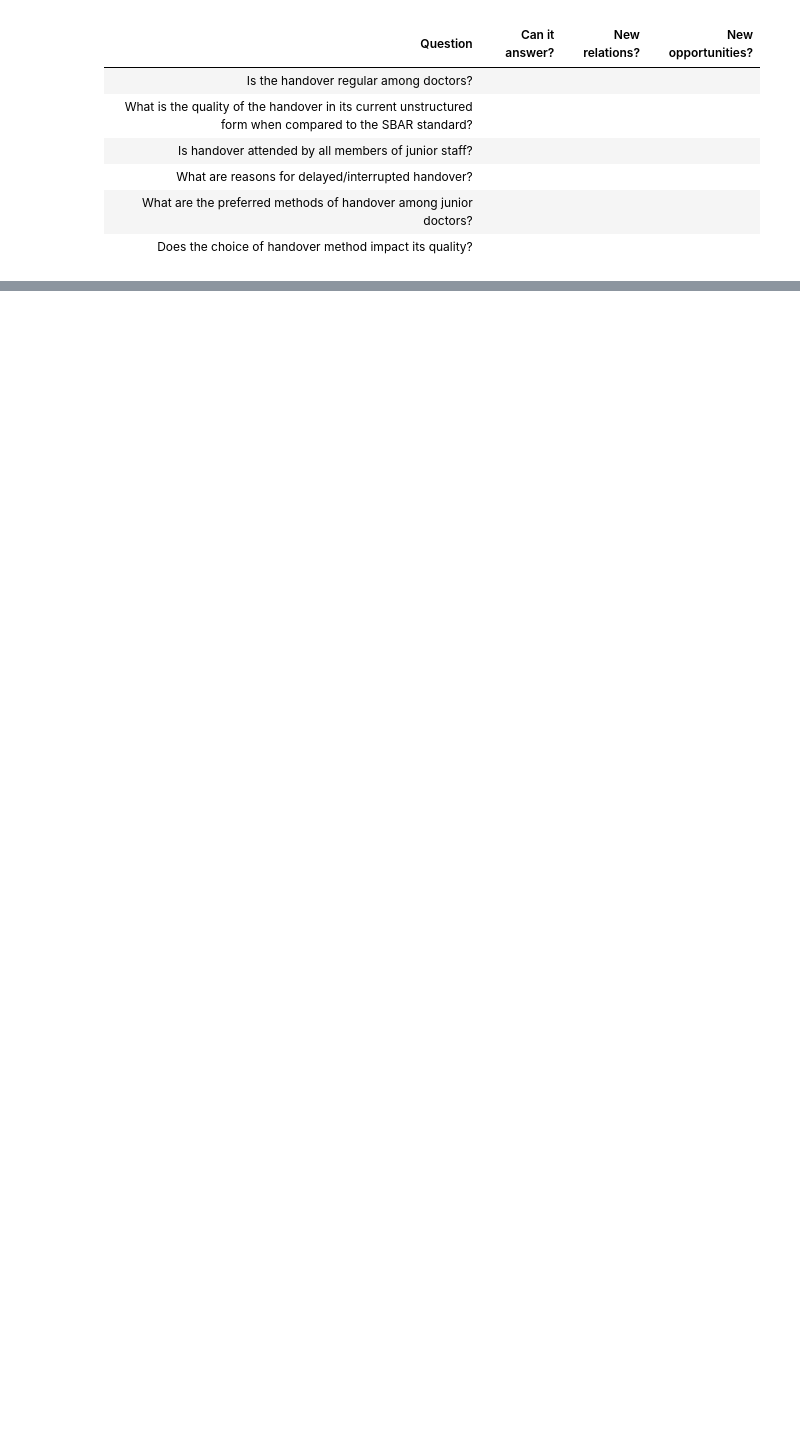
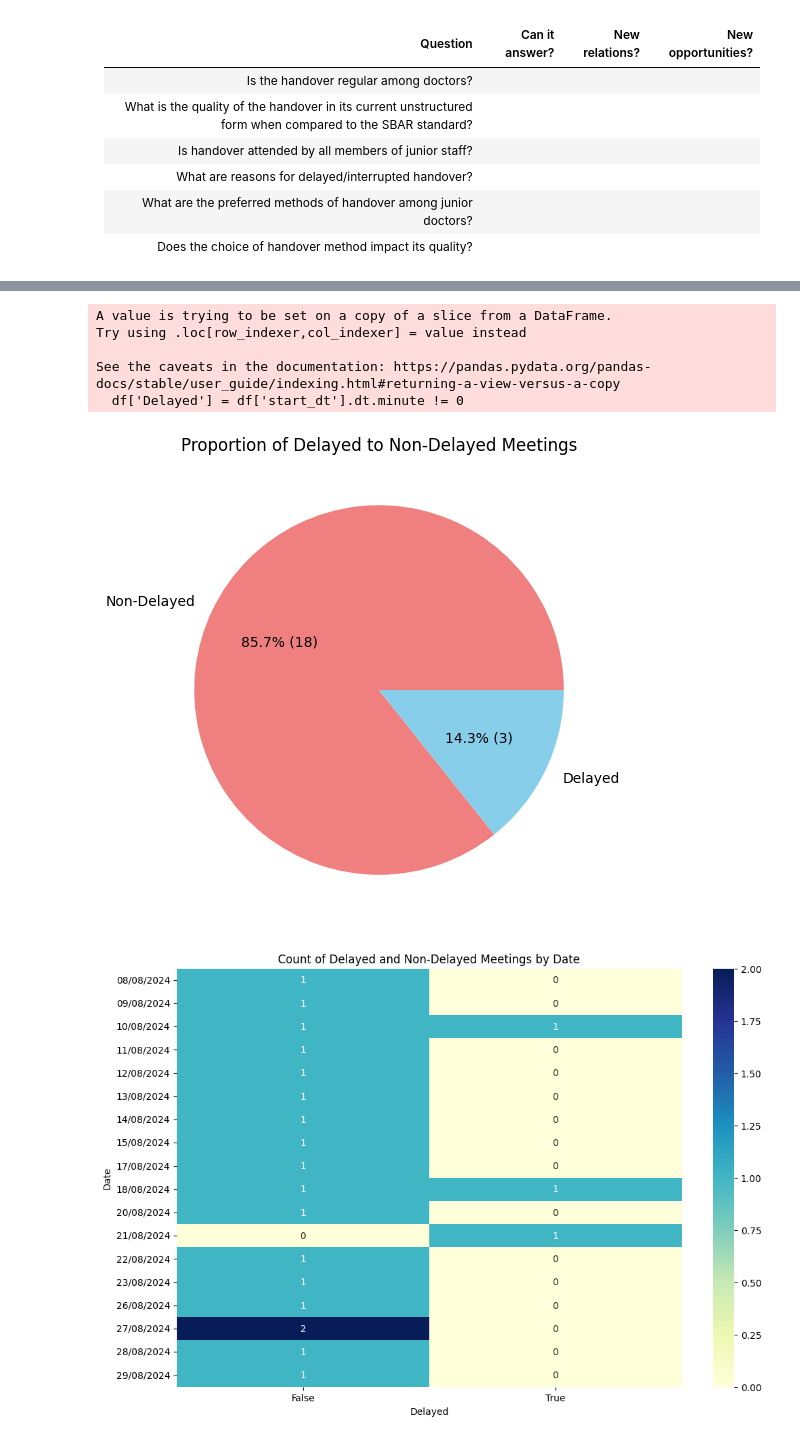
Before and after one commit to AbdulTheAutomator/minal_ahmad, a Jupyter notebook: handover-eda.ipynb, the cells around one changed output, grey strips where cells are left out. Saved outputs shown, nothing was run; the diff lists cells and outputs as text; code cells hidden in the pictures; blank space fills up the shorter version.

```diff
--- a/handover-eda.ipynb
+++ b/handover-eda.ipynb
@@ -132,16 +128,0 @@ Proportion of rows containing 'SHO, FY2': 0.40
-# %%
-# filter by FY2 in designation of attendees column and then group by date and count the number of staff attending
-junior_docs = df[df['Designation of Antendees'].str.contains('SHO, FY2')]
-
-# Add boolean column that if the column time is delayed from o'clock mark, then it is true else false
-
-junior_docs['Delayed'] = junior_docs['start_dt'].dt.minute != 0
-junior_docs
-
-
-
-description_columns = [col for col in junior_docs.columns if 'Description' in col]
-for col in description_columns:
-    (junior_docs[col].value_counts(normalize=True) * 100).plot(kind='pie', title=col, autopct='%1.00f%%')
-    plt.ylabel('Proportion')
-    plt.show()
@@ -157,0 +147,44 @@ See the caveats in the documentation: https://pandas.pydata.org/pandas-docs/stab
+# %%
+
+
+# Add boolean column that if the column time is delayed from o'clock mark, then it is true else false
+
+# Add boolean column that if the column time is delayed from o'clock mark, then it is true else false
+# Add boolean column that if the column time is delayed from o'clock mark, then it is true else false
+df['Delayed'] = df['start_dt'].dt.minute != 0
+
+# Calculate the proportion of delayed to non-delayed
+delayed_counts = df['Delayed'].value_counts()
+delayed_percentage = delayed_counts / delayed_counts.sum() * 100
+
+# Plot the pie chart with percentage and count
+plt.figure(figsize=(8, 6))
+plt.pie(delayed_counts, labels=['Non-Delayed', 'Delayed'], autopct=lambda p: f'{p:.1f}% ({int(p * delayed_counts.sum() / 100)})', colors=['lightcoral', 'skyblue'])
+plt.title('Proportion of Delayed to Non-Delayed Meetings')
+plt.show()
+
+# Plot the timestamps of delayed meetings
+# Create a crosstab to visualize the count of delayed and non-delayed meetings by date
+delayed_matrix = pd.crosstab(df['Date'].dt.strftime('%d/%m/%Y'), df['Delayed'])
+
+# Plot the matrix as a heatmap
+plt.figure(figsize=(12, 8))
+sns.heatmap(delayed_matrix, annot=True, fmt='d', cmap='YlGnBu')
+plt.xlabel('Delayed')
+plt.ylabel('Date')
+plt.title('Count of Delayed and Non-Delayed Meetings by Date')
+plt.show()
+
+description_columns = [col for col in df.columns if 'Description' in col]
+for col in description_columns:
+    (df[col].value_counts(normalize=True) * 100).plot(kind='pie', title=col, autopct='%1.00f%%')
+    plt.ylabel('Proportion')
+    plt.show()
+# %% [output]
+A value is trying to be set on a copy of a slice from a DataFrame.
+Try using .loc[row_indexer,col_indexer] = value instead
+
+See the caveats in the documentation: https://pandas.pydata.org/pandas-docs/stable/user_guide/indexing.html#returning-a-view-versus-a-copy
+  df['Delayed'] = df['start_dt'].dt.minute != 0
+[figure, added]
+[figure, added]
```
Also changed, not shown: parts of 11 cells of this notebook, 7 other files.
